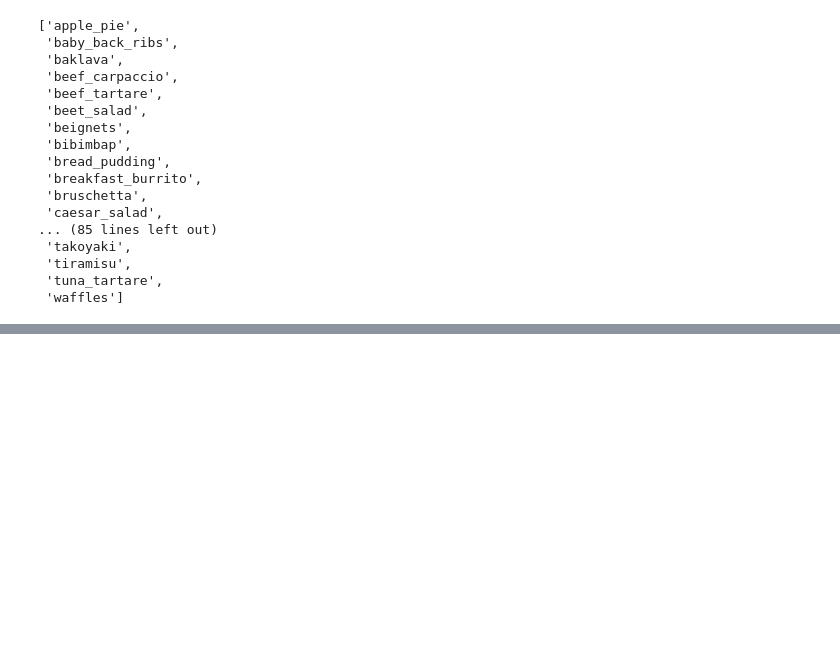
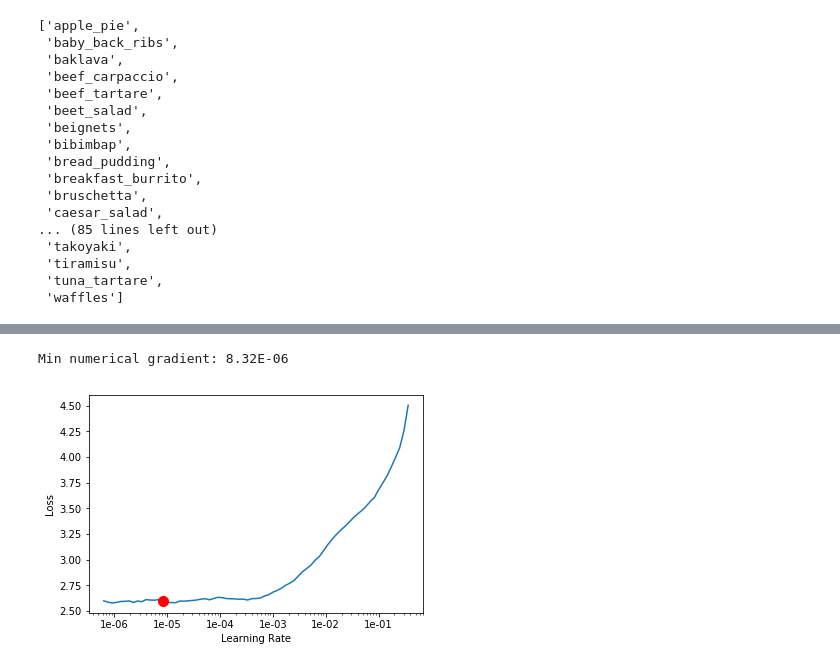
Before and after one commit to amccarthy13/jupyter-notebook, a Jupyter notebook: Food-101.ipynb, the cells around one changed output, grey strips where cells are left out. Cells and saved outputs as stored; diff of their text form; code cells hidden in the pictures; blank space fills up the shorter version.

```diff
--- a/Food-101.ipynb
+++ b/Food-101.ipynb
@@ -42,4 +76,6 @@ data.show_batch(rows=3, figsize=(7,8))
 # %%
 learn = create_cnn(data, models.resnet34, metrics=error_rate)
+# %%
+learn2 = create_cnn(data2, models.resnet34, metrics=error_rate)
 # %%
 learn.fit_one_cycle(1, max_lr = 0.05)
@@ -45,0 +86,2 @@ learn.fit_one_cycle(1, max_lr = 0.05)
+# %%
+learn2.fit_one_cycle(4, max_lr=0.05)
@@ -45,0 +104,5 @@ learn.fit_one_cycle(1, max_lr = 0.05)
+# %%
+learn2.recorder.plot()
+# %% [output]
+Min numerical gradient: 8.32E-06
+[figure, added]
```
Also changed, not shown: parts of 21 cells of this notebook.
